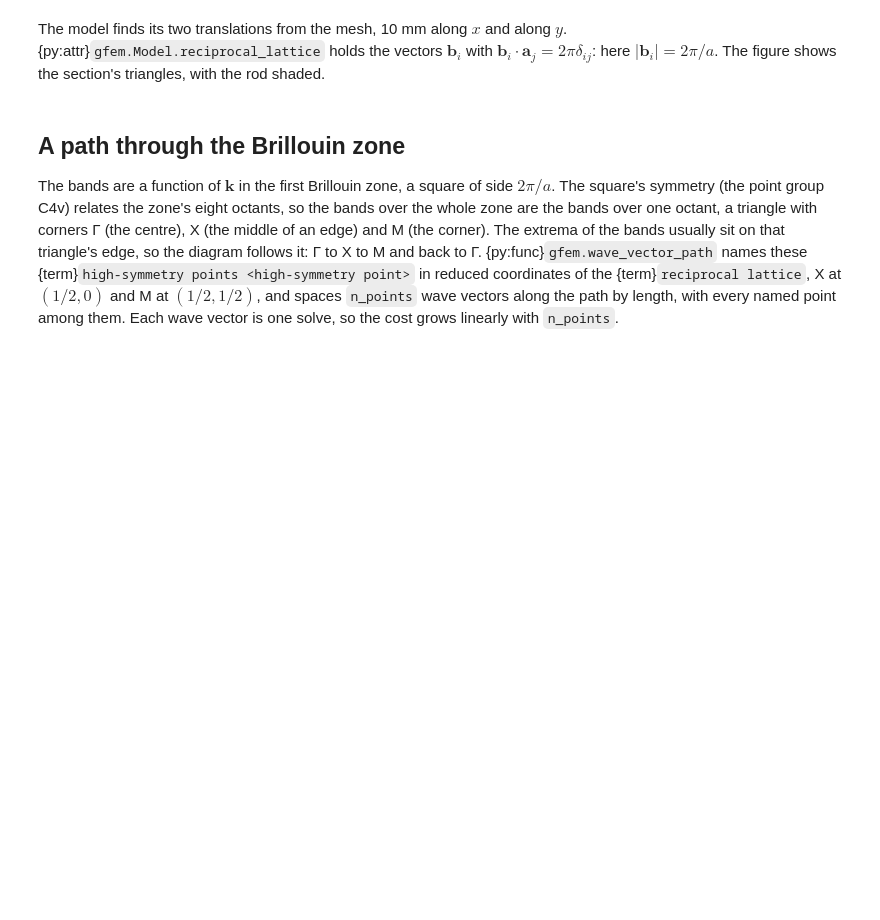
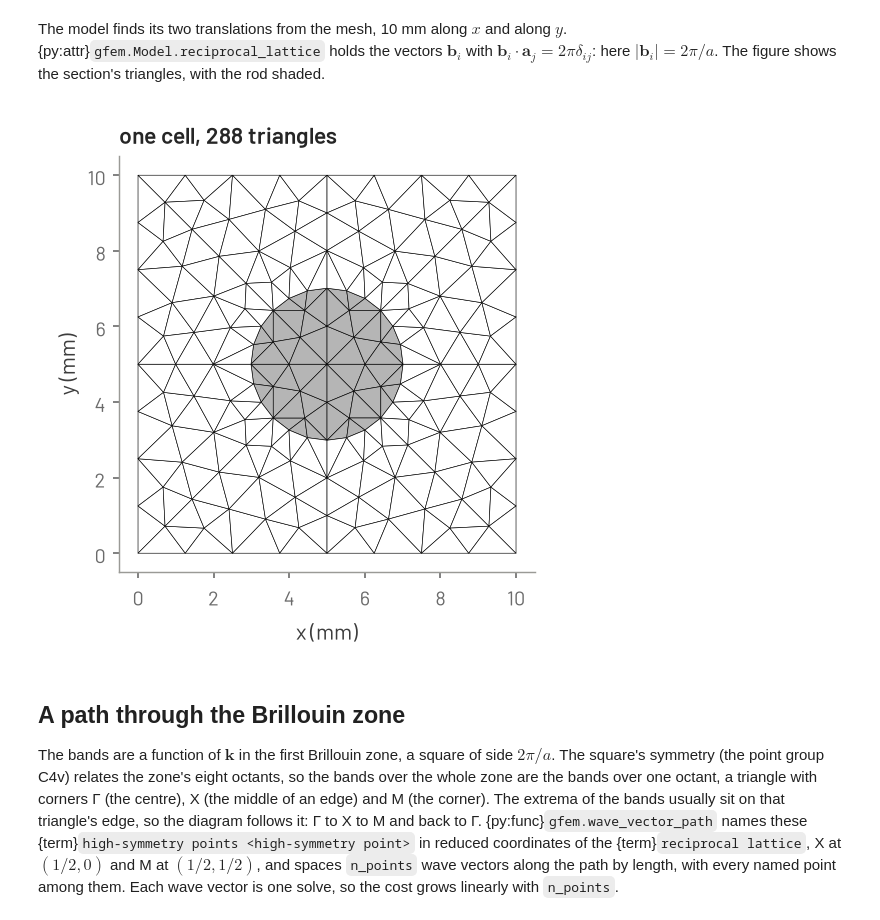
Before and after one commit to EMinsight/gfem, a Jupyter notebook: docs/tutorials/photonic-crystal.ipynb, the cells around one changed output. Saved outputs shown, nothing was run; the diff lists cells and outputs as text; code cells hidden in the pictures; blank space fills up the shorter version.

Commit message:
docs: execute the photonic-crystal tutorial; fix the section figure, the area formula and the figure colours

```diff
--- a/docs/tutorials/photonic-crystal.ipynb
+++ b/docs/tutorials/photonic-crystal.ipynb
@@ -111,26 +115,31 @@ figure shows the section's triangles, with the rod shaded.
 # %%
 front = mesh.elements("front")  # the triangles of one face of the slab
 triangles = mesh.surface_elements[front]
-region = [next(v for v in pair if v) for pair in mesh.adjacency("front")]
-in_rod = np.array([r == "rod" for r in region])
 xy = mesh.nodes[:, :2] / mm
 triang = Triangulation(xy[:, 0], xy[:, 1], triangles)
+# each tetrahedron stands on a triangle of the face: the rod's mark the rod's
+centroids = mesh.nodes[mesh.volume_elements].mean(axis=1)
+on_triangle = triang.get_trifinder()(centroids[:, 0] / mm, centroids[:, 1] / mm)
+in_rod = np.zeros(len(triangles), dtype=bool)
+in_rod[on_triangle[mesh.elements("rod")]] = True
 
 fig, ax = plt.subplots(figsize=(3.6, 3.6))
 ax.tripcolor(
     triang,
     in_rod.astype(float),
     cmap="Greys",
     vmin=0,
     vmax=2.5,
     edgecolors="k",
     linewidth=0.3,
 )
 ax.set_aspect("equal")
 ax.set_xlabel("x (mm)")
 ax.set_ylabel("y (mm)")
 ax.set_title(f"one cell, {len(triangles)} triangles")
 plt.show()
+# %% [output]
+[figure, added]
 # %% [markdown]
 ## A path through the Brillouin zone
 
```
Also changed, not shown: parts of 14 cells of this notebook.
